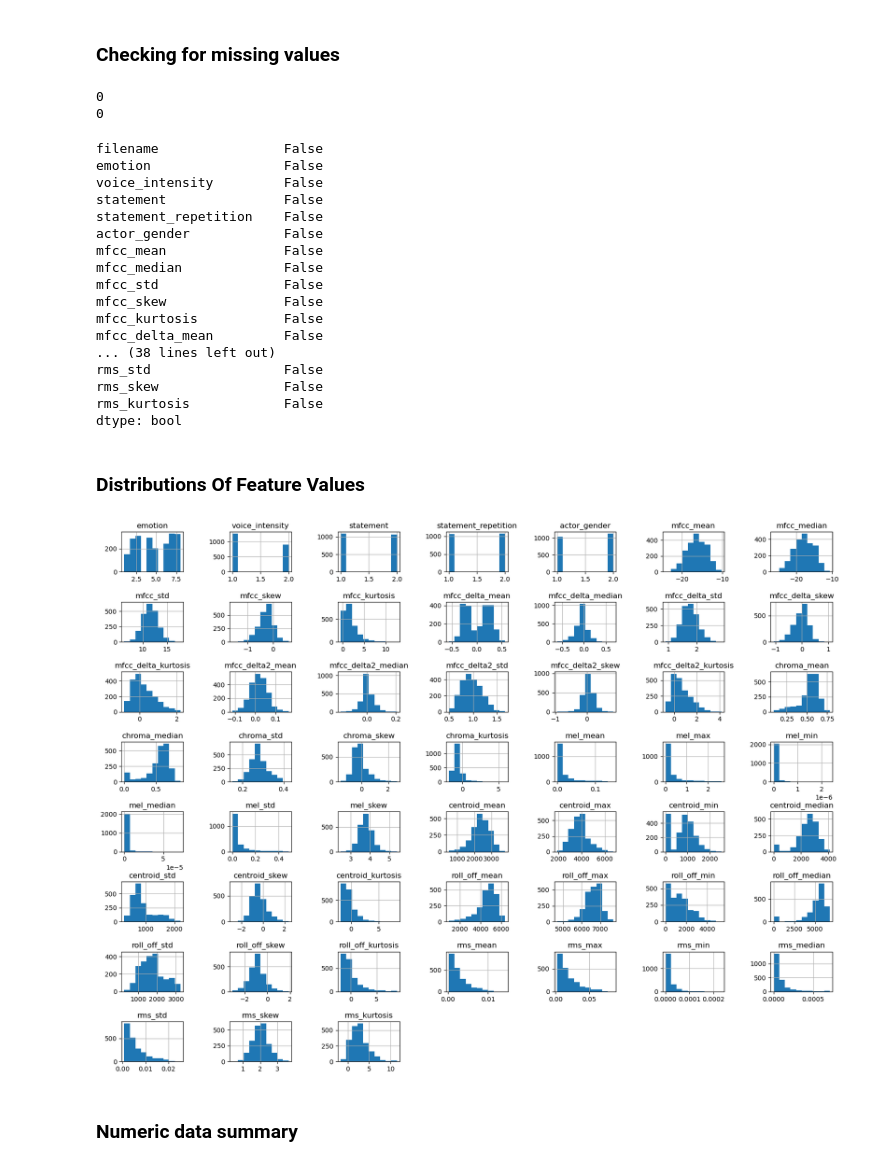
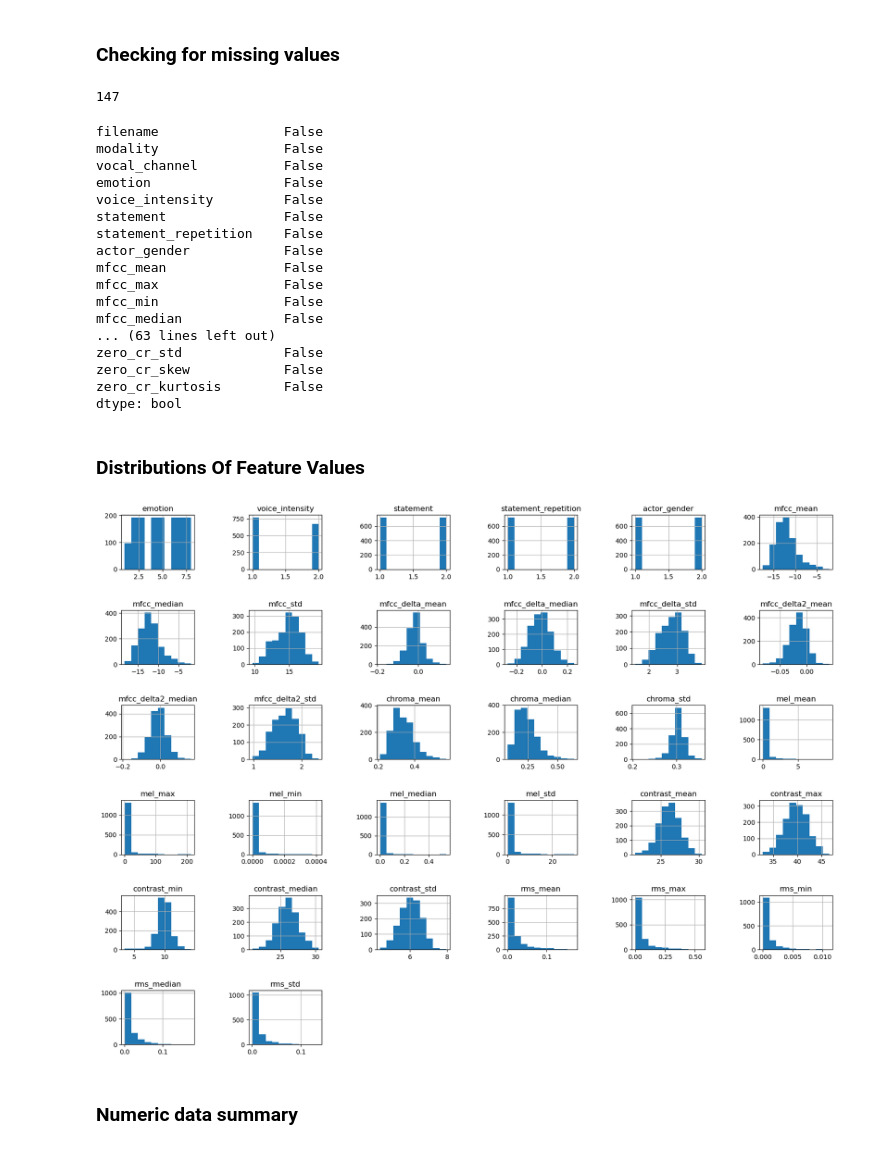
Before and after one commit to Impingere/Projects, a Jupyter notebook: 18.6.1 Capstone Two - Data Wrangling/Capstone 2 - Data Wrangling.ipynb, the cells around one changed output. Cells and saved outputs as stored; diff of their text form; code cells hidden in the pictures.

```diff
--- a/18.6.1 Capstone Two - Data Wrangling/Capstone 2 - Data Wrangling.ipynb
+++ b/18.6.1 Capstone Two - Data Wrangling/Capstone 2 - Data Wrangling.ipynb
@@ -735,40 +760,47 @@ df_f.shape
 ### Checking for missing values<a id='Checking_for_missing_values'></a>
 # %%
 miss_val = df.isnull().sum()
-filtered_miss_val = df_f.isnull().sum()
+# filtered_miss_val = df_f.isnull().sum()
 
 print(miss_val.sum())
-print(filtered_miss_val.sum())
+# print(filtered_miss_val.sum())
 # %% [output]
-0
-0
+147
+# %%
+# Check for infinite values and replace them with NaN, which can then be imputed or removed
+df.replace([np.inf, -np.inf], np.nan, inplace=True)
 # %%
-df.isnull().any()
+with pd.option_context('display.max_rows', None, 'display.max_columns', None):
+    missing_values = df.isna().any()
+    print(missing_values)
 # %% [output]
 filename                False
+modality                False
+vocal_channel           False
 emotion                 False
 voice_intensity         False
 statement               False
 statement_repetition    False
 actor_gender            False
 mfcc_mean               False
+mfcc_max                False
+mfcc_min                False
 mfcc_median             False
-mfcc_std                False
-mfcc_skew               False
-mfcc_kurtosis           False
-mfcc_delta_mean         False
-... (38 lines left out)
-rms_std                 False
-rms_skew                False
-rms_kurtosis            False
+... (63 lines left out)
+zero_cr_std             False
+zero_cr_skew            False
+zero_cr_kurtosis        False
 dtype: bool
+# %%
+# Filling in missing values with the mean
+df['mel_kurtosis'].fillna(df['mel_kurtosis'].mean(), inplace=True)
 # %% [markdown]
 ### Distributions Of Feature Values<a id='Distributions_Of_Feature_Values'></a>
 # %%
-df_f.hist(figsize=(20,15))
+df.hist(figsize=(20,15))
 plt.subplots_adjust(hspace=0.75, wspace=0.75);
 # %% [output]
-[figure, old version]
+[figure, new version]
 # %% [markdown]
 ### Numeric data summary<a id='Numeric_data_summary'></a>
 # %%
```
Also changed, not shown: parts of 10 cells of this notebook, 6 other files.
